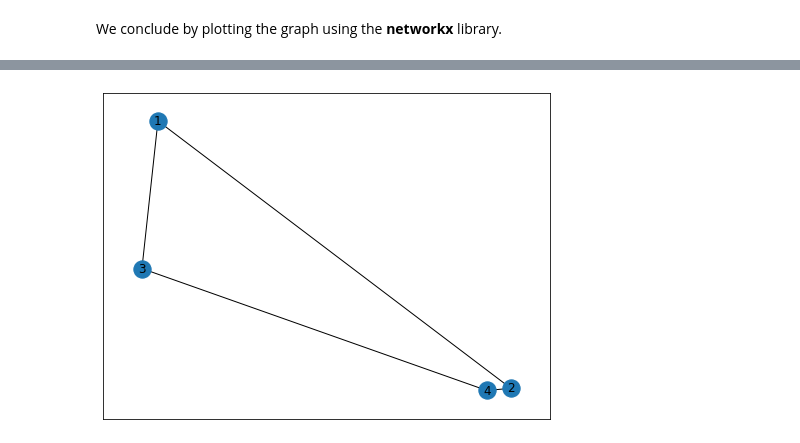
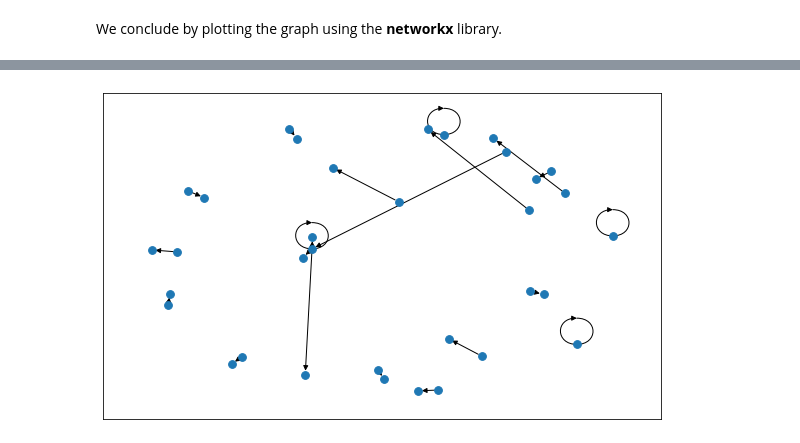
Before and after one commit to epfl-ada/ada-2021-project-arcadie, a Jupyter notebook: milestone_2.ipynb, the cells around one changed output, grey strips where cells are left out. Saved outputs shown, nothing was run; the diff lists cells and outputs as text; code cells hidden in the pictures.

```diff
--- a/milestone_2.ipynb
+++ b/milestone_2.ipynb
@@ -661,10 +693,11 @@ _ = nx.draw_networkx_labels(G, pos, labels, ax=ax)
-# %%
-import networkx as nx
-
-# Example
-FG = nx.Graph()
-FG.add_weighted_edges_from([(1, 2, 0.125), (1, 3, 0.75), (2, 4, 1000), (3, 4, 0.375)])
-fig, ax = plt.subplots(1, 1, figsize=(8, 6))
-nx.draw_networkx(FG, ax=ax)
-# %% [output]
-[figure, removed]
+# %%
+import networkx as nx
+
+records =graph[['speaker_id','mention_id','distance']].to_records(index=False)
+result = list(records)
+FG = nx.Graph()
+FG.add_weighted_edges_from(result)
+fig, ax = plt.subplots(1, 1, figsize=(10, 6))
+nx.draw_networkx(FG, ax=ax, with_labels=FalseS, node_size = 60, arrows=True)
+# %% [output]
+[figure, added]
```
Also changed, not shown: parts of 25 cells of this notebook.
